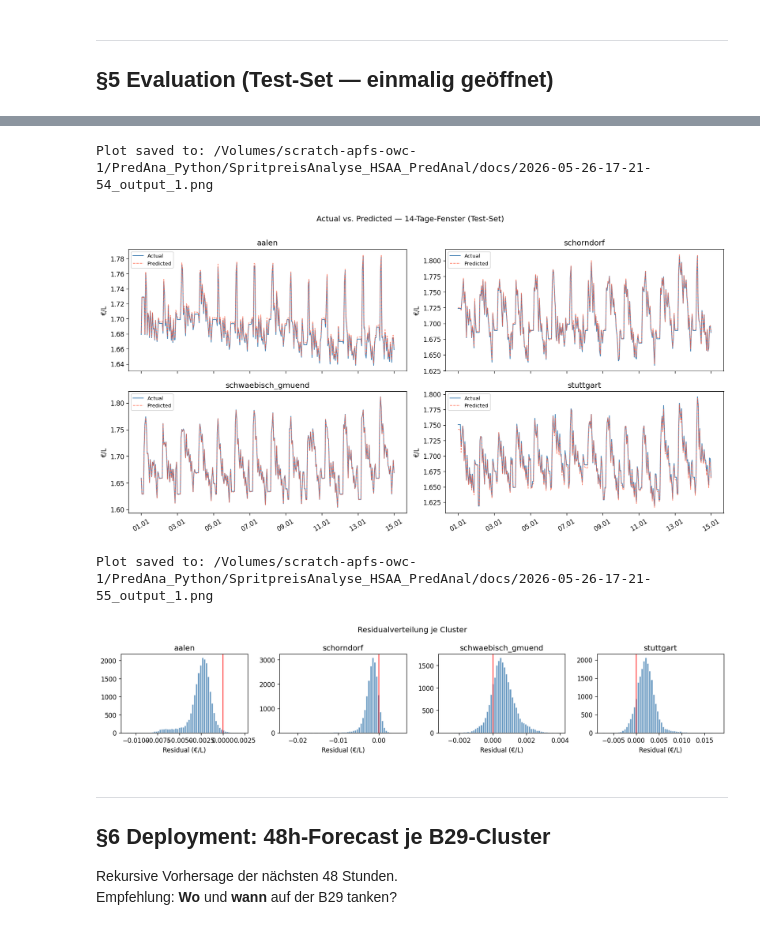
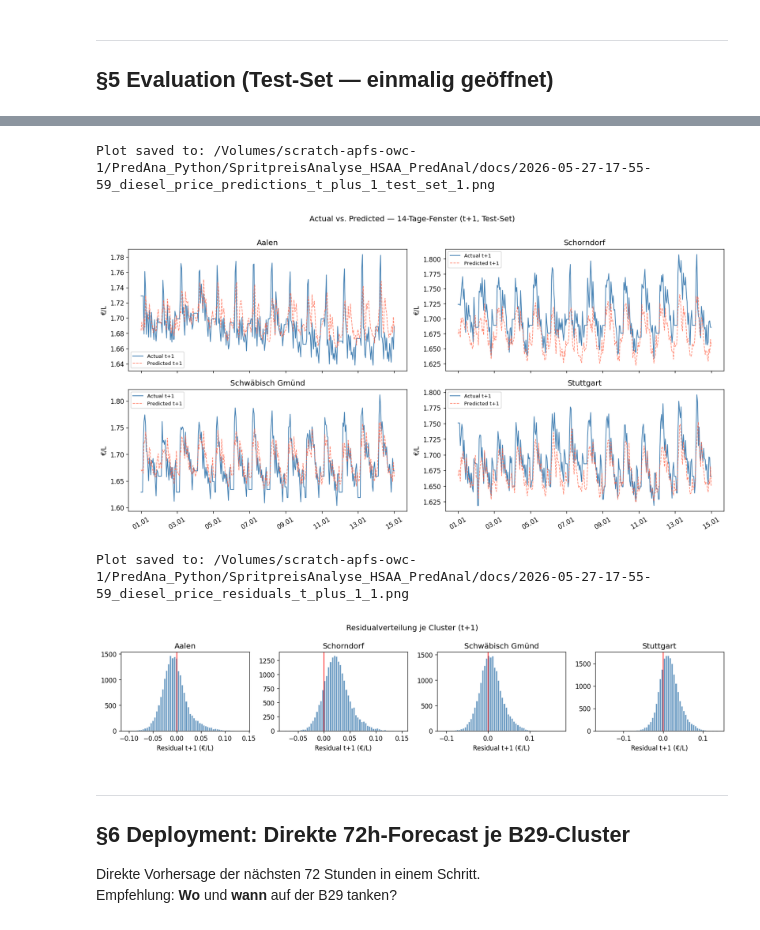
Before and after one commit to jawasch/SpritpreisAnalyse_HSAA_PredAnal, a Jupyter notebook: notebooks/spritpreis_b29_mlp.ipynb, the cells around one changed output, grey strips where cells are left out. Cells and saved outputs as stored; diff of their text form; code cells hidden in the pictures.

```diff
--- a/notebooks/spritpreis_b29_mlp.ipynb
+++ b/notebooks/spritpreis_b29_mlp.ipynb
@@ -233,8 +257,7 @@ y = y.loc[valid_idx]
 # Temporal split
 X_train, X_val, X_test, y_train, y_val, y_test = loader.train_val_test_split(X, y)
 
-print(f'\nFeature-Spalten (erste 10):')
-for col in X.columns[:10]:
+print(f'\nFeature-Spalten:')
+for col in X.columns:
     print(f'  {col}')
-print('  …')
 # %% [output]
@@ -411,48 +531,51 @@ Fleet-Kostenfehler/Tag    : 0.57 €
 # %%
-# Visual: Actual vs. Predicted for a 2-week window per cluster
 sample_start = y_test.index[0]
-sample_end   = y_test.index[0] + pd.Timedelta(days=14)
+sample_end = y_test.index[0] + pd.Timedelta(days=14)
+
+y_test_t1 = y_test[[f'{c}_t+1h' for c in base_targets]].copy()
+y_test_t1.columns = base_targets
+y_pred_t1 = y_test_pred[[f'{c}_t+1h' for c in base_targets]].copy()
+y_pred_t1.columns = base_targets
 
 fig, axes = plt.subplots(2, 2, figsize=(14, 7), sharex=True)
-for ax, col in zip(axes.flat, y_test.columns):
+for ax, col in zip(axes.flat, y_test_t1.columns):
     label = col.replace('diesel_', '')
-    mask = (y_test.index >= sample_start) & (y_test.index <= sample_end)
-    ax.plot(y_test.index[mask], y_test.loc[mask, col], lw=1.2,
-            label='Actual', color='steelblue')
-    ax.plot(y_test_pred.index[mask], y_test_pred.loc[mask, col],
-            lw=1, ls='--', label='Predicted', color='tomato', alpha=0.8)
+    mask = (y_test_t1.index >= sample_start) & (y_test_t1.index <= sample_end)
+    ax.plot(y_test_t1.index[mask], y_test_t1.loc[mask, col], lw=1.2,
+            label='Actual t+1', color='steelblue')
+    ax.plot(y_pred_t1.index[mask], y_pred_t1.loc[mask, col],
+            lw=1, ls='--', label='Predicted t+1', color='tomato', alpha=0.8)
     ax.set_title(label)
     ax.set_ylabel('€/L')
     ax.legend(fontsize=8)
     ax.xaxis.set_major_formatter(mdates.DateFormatter('%d.%m'))
     ax.tick_params(axis='x', rotation=30)
-fig.suptitle('Actual vs. Predicted — 14-Tage-Fenster (Test-Set)', y=1.01)
+fig.suptitle('Actual vs. Predicted — 14-Tage-Fenster (t+1, Test-Set)', y=1.01)
 plt.tight_layout()
-save_plot(plt, title_suffix='diesel_price_predictions_Test_set', fig_id=fig_id)
+save_plot(plt, title_suffix='diesel_price_predictions_t_plus_1_test_set', fig_id=fig_id)
 plt.show()
 # %% [output]
-Plot saved to: /Volumes/scratch-apfs-owc-1/PredAna_Python/SpritpreisAnalyse_HSAA_PredAnal/docs/2026-05-26-17-21-54_output_1.png
+Plot saved to: /Volumes/scratch-apfs-owc-1/PredAna_Python/SpritpreisAnalyse_HSAA_PredAnal/docs/2026-05-27-17-55-59_diesel_price_predictions_t_plus_1_test_set_1.png
-[figure, old version]
+[figure, new version]
 # %%
-# Residual distribution per cluster
-residuals = y_test - y_test_pred
+residuals_t1 = y_test_t1 - y_pred_t1
 
 fig, axes = plt.subplots(1, 4, figsize=(14, 3))
-for ax, col in zip(axes, residuals.columns):
-    ax.hist(residuals[col].dropna(), bins=60, color='steelblue', edgecolor='white', alpha=0.8)
+for ax, col in zip(axes, residuals_t1.columns):
+    ax.hist(residuals_t1[col].dropna(), bins=60, color='steelblue', edgecolor='white', alpha=0.8)
     ax.axvline(0, color='red', lw=1)
     ax.set_title(col.replace('diesel_', ''))
-    ax.set_xlabel('Residual (€/L)')
-fig.suptitle('Residualverteilung je Cluster')
+    ax.set_xlabel('Residual t+1 (€/L)')
+fig.suptitle('Residualverteilung je Cluster (t+1)')
 plt.tight_layout()
-save_plot(plt, title_suffix='diesel_price_residuals', fig_id=fig_id)
+save_plot(plt, title_suffix='diesel_price_residuals_t_plus_1', fig_id=fig_id)
 plt.show()
 # %% [output]
-Plot saved to: /Volumes/scratch-apfs-owc-1/PredAna_Python/SpritpreisAnalyse_HSAA_PredAnal/docs/2026-05-26-17-21-55_output_1.png
+Plot saved to: /Volumes/scratch-apfs-owc-1/PredAna_Python/SpritpreisAnalyse_HSAA_PredAnal/docs/2026-05-27-17-55-59_diesel_price_residuals_t_plus_1_1.png
-[figure, old version]
+[figure, new version]
 # %% [markdown]
 ---
-## §6 Deployment: 48h-Forecast je B29-Cluster
+## §6 Deployment: Direkte 72h-Forecast je B29-Cluster
 
-Rekursive Vorhersage der nächsten 48 Stunden.
+Direkte Vorhersage der nächsten 72 Stunden in einem Schritt.
 Empfehlung: **Wo** und **wann** auf der B29 tanken?
```
Also changed, not shown: parts of 23 cells of this notebook, 2 other files.
